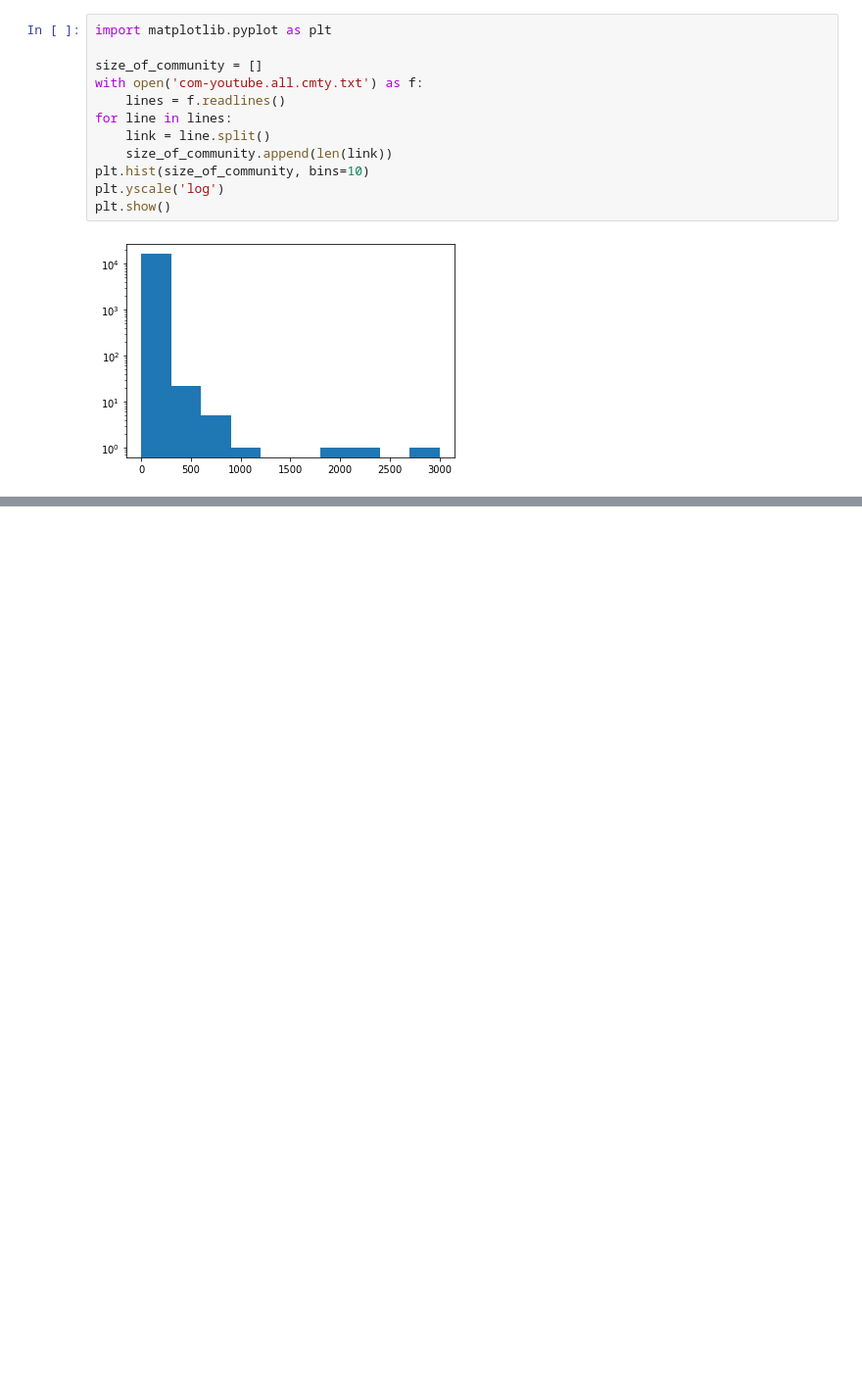
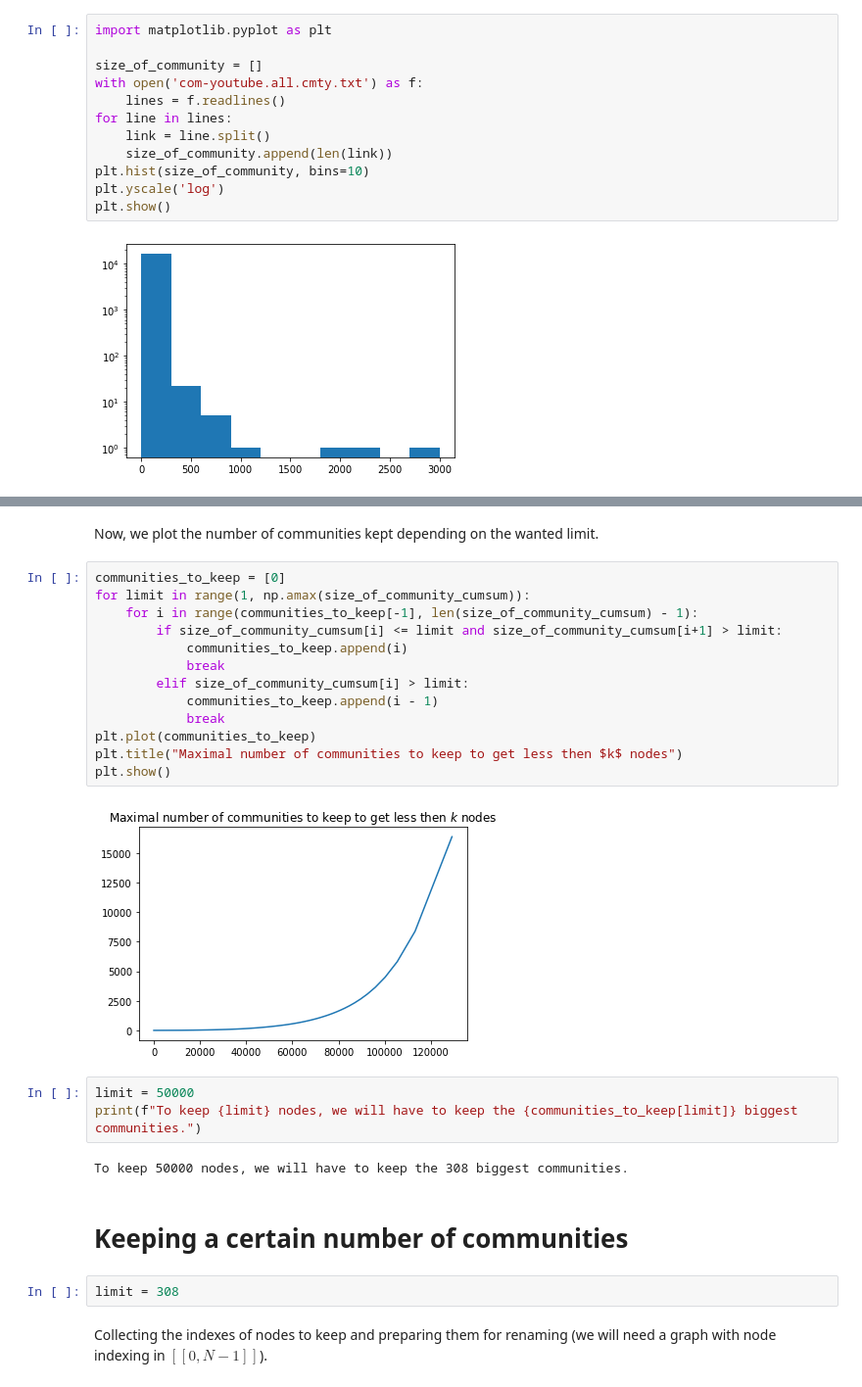
Before and after one commit to fayeg01/MLNS-project, a Jupyter notebook: data_processing_and visualizing.ipynb, the cells around one changed output, grey strips where cells are left out. Shown at 98% size. Cells and saved outputs as stored; diff of their text form; blank space fills up the shorter version.

```diff
--- a/data_processing_and visualizing.ipynb
+++ b/data_processing_and visualizing.ipynb
@@ -111,0 +143,28 @@ plt.show()
+# %% [markdown]
+Now, we plot the number of communities kept depending on the wanted limit.
+# %%
+communities_to_keep = [0]
+for limit in range(1, np.amax(size_of_community_cumsum)):
+    for i in range(communities_to_keep[-1], len(size_of_community_cumsum) - 1):
+        if size_of_community_cumsum[i] <= limit and size_of_community_cumsum[i+1] > limit:
+            communities_to_keep.append(i)
+            break
+        elif size_of_community_cumsum[i] > limit:
+            communities_to_keep.append(i - 1)
+            break
+plt.plot(communities_to_keep)
+plt.title("Maximal number of communities to keep to get less then $k$ nodes")
+plt.show()
+# %% [output]
+[figure, added]
+# %%
+limit = 50000
+print(f"To keep {limit} nodes, we will have to keep the {communities_to_keep[limit]} biggest communities.")
+# %% [output]
+To keep 50000 nodes, we will have to keep the 308 biggest communities.
+# %% [markdown]
+# Keeping a certain number of communities
+# %%
+limit = 308
+# %% [markdown]
+Collecting the indexes of nodes to keep and preparing them for renaming (we will need a graph with node indexing in $[[0,N-1]]$).
```
Also changed, not shown: parts of 23 cells of this notebook, 21 other files.
